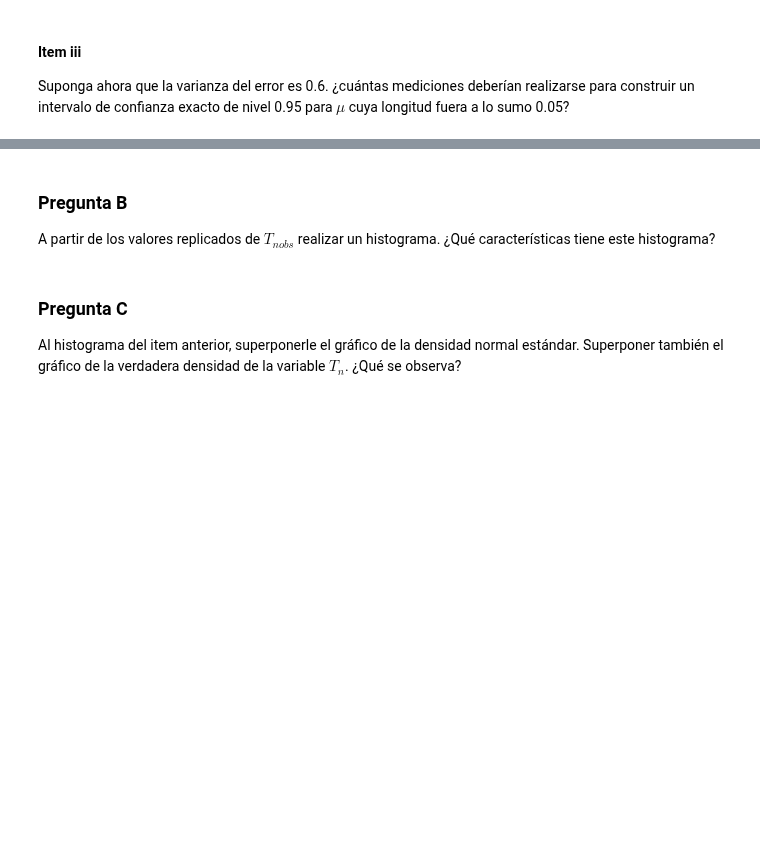
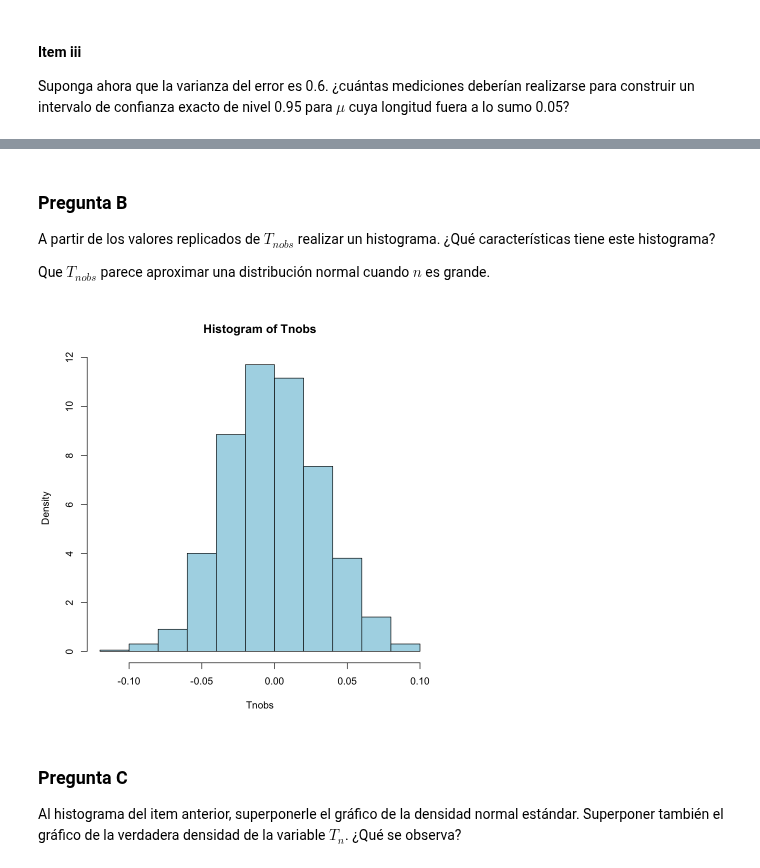
Before and after one commit to honi/uba-probabilidad-y-estadistica, a Jupyter notebook: Soluciones/Práctica8.ipynb, the cells around one changed output, grey strips where cells are left out. Cells and saved outputs as stored; diff of their text form; code cells hidden in the pictures; blank space fills up the shorter version.

```diff
--- a/Soluciones/Práctica8.ipynb
+++ b/Soluciones/Práctica8.ipynb
@@ -42,6 +109,12 @@ Hacer un boxplot y un qqplot del conjunto de valores de $T_{nobs}$. ¿Qué se ob
 ### Pregunta B
 
 A partir de los valores replicados de $T_{nobs}$ realizar un histograma. ¿Qué características tiene este histograma?
+
+Que $T_{nobs}$ parece aproximar una distribución normal cuando $n$ es grande.
+# %%
+hist(Tnobs, prob=TRUE, col='lightblue')
+# %% [output]
+[figure, added]
 # %% [markdown]
 ### Pregunta C
 
```
Also changed, not shown: parts of 32 cells of this notebook.
